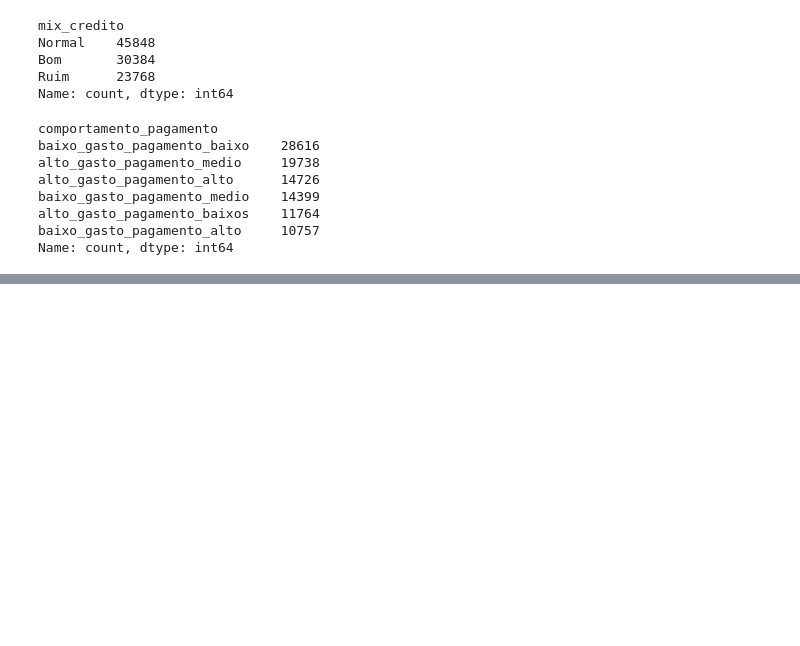
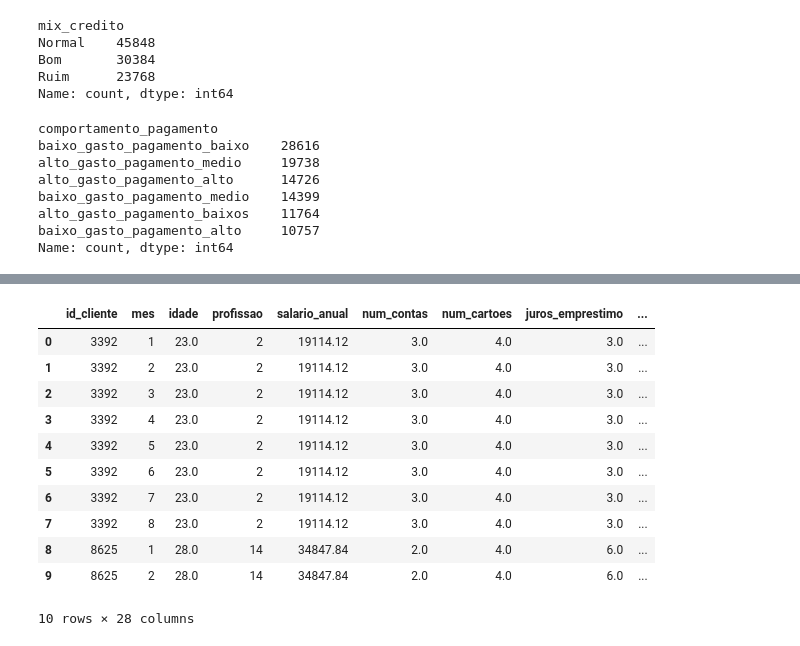
Before and after one commit to carlosrodriguesjf/ProjetoScoreDeClientesDeBanco, a Jupyter notebook: main.ipynb, the cells around one changed output, grey strips where cells are left out. Drawn from its saved outputs; the diff is of its cells as text; code cells hidden in the pictures; blank space fills up the shorter version.

```diff
--- a/main.ipynb
+++ b/main.ipynb
@@ -111,0 +105,3 @@ le = LabelEncoder()
+# %%
+# Treina o objeto ( normalmente fazemos isso somente com dados de treino)
+codificador.fit(clientes['profissao'])
@@ -111,0 +128,4 @@ le = LabelEncoder()
+# %%
+# Aplicando o objeto encoder treinado
+# Faremos isso em dados de treino e teste e também em novos dados usados no modelo
+clientes.profissao = codificador.transform(clientes['profissao'])
@@ -111,0 +152,21 @@ le = LabelEncoder()
+# %%
+# Criando o one hot encoding
+onehot = pd.get_dummies(clientes['mix_credito'], dtype=int)
+# %%
+# Concatenanado o DataFrame onehot com o DataFrame original
+clientes_novo = pd.concat([clientes, onehot], axis = 1)
+# %%
+clientes_novo.head(10)
+# %% [output]
+|  | id_cliente | mes | idade | profissao | salario_anual | num_contas | num_cartoes | juros_emprestimo | ... |
+| 0 | 3392 | 1 | 23.0 | 2 | 19114.12 | 3.0 | 4.0 | 3.0 | ... |
+| 1 | 3392 | 2 | 23.0 | 2 | 19114.12 | 3.0 | 4.0 | 3.0 | ... |
+| 2 | 3392 | 3 | 23.0 | 2 | 19114.12 | 3.0 | 4.0 | 3.0 | ... |
+| 3 | 3392 | 4 | 23.0 | 2 | 19114.12 | 3.0 | 4.0 | 3.0 | ... |
+| 4 | 3392 | 5 | 23.0 | 2 | 19114.12 | 3.0 | 4.0 | 3.0 | ... |
+| 5 | 3392 | 6 | 23.0 | 2 | 19114.12 | 3.0 | 4.0 | 3.0 | ... |
+| 6 | 3392 | 7 | 23.0 | 2 | 19114.12 | 3.0 | 4.0 | 3.0 | ... |
+| 7 | 3392 | 8 | 23.0 | 2 | 19114.12 | 3.0 | 4.0 | 3.0 | ... |
+| 8 | 8625 | 1 | 28.0 | 14 | 34847.84 | 2.0 | 4.0 | 6.0 | ... |
+| 9 | 8625 | 2 | 28.0 | 14 | 34847.84 | 2.0 | 4.0 | 6.0 | ... |
+10 rows × 28 columns
```
Also changed, not shown: parts of 13 cells of this notebook, 1 other file.
